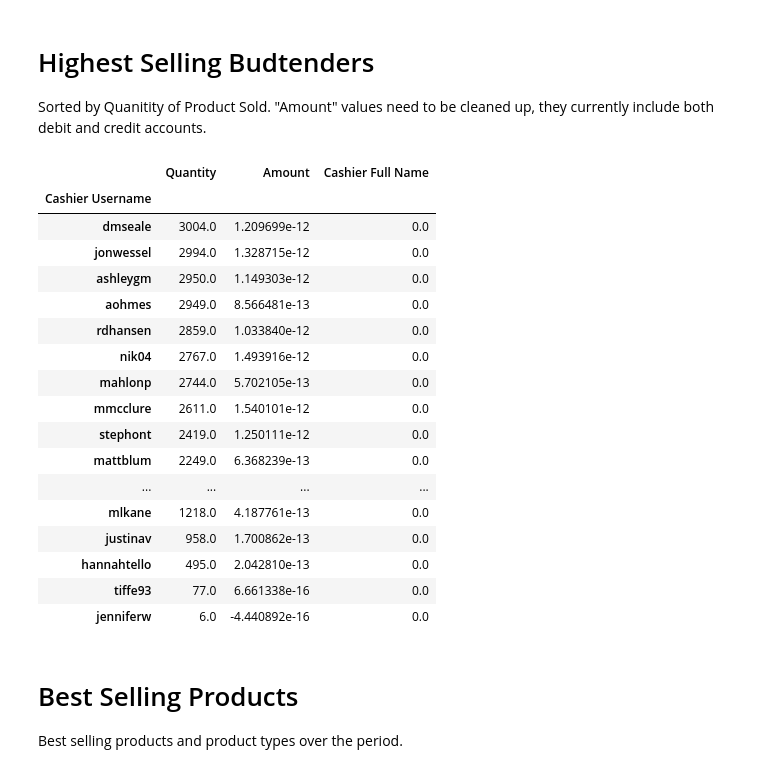
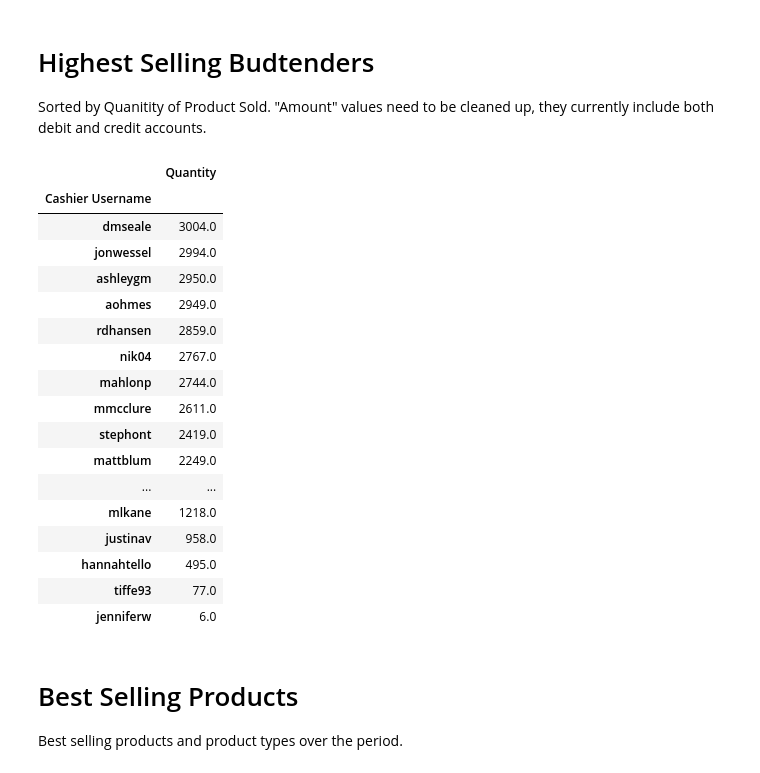
Before and after one commit to thomashedgepath/sales-data-workbook, a Jupyter notebook: workbook.ipynb, the cells around one changed output. Drawn from its saved outputs; the diff is of its cells as text; code cells hidden in the pictures.

Commit message:
removed unneeded columns from tables

```diff
--- a/workbook.ipynb
+++ b/workbook.ipynb
@@ -38,26 +38,26 @@ dtype: object
 
 Sorted by Quanitity of Product Sold. "Amount" values need to be cleaned up, they currently include both debit and credit accounts.
 # %%
-df.groupby(["Cashier Username"]).sum().sort_values("Quantity", ascending=False)
+df.groupby(["Cashier Username"])[["Quantity"]].sum().sort_values("Quantity", ascending=False)
 # %% [output]
-|  | Quantity | Amount | Cashier Full Name |
-| Cashier Username |  |  |  |
-| dmseale | 3004.0 | 1.209699e-12 | 0.0 |
-| jonwessel | 2994.0 | 1.328715e-12 | 0.0 |
-| ashleygm | 2950.0 | 1.149303e-12 | 0.0 |
-| aohmes | 2949.0 | 8.566481e-13 | 0.0 |
-| rdhansen | 2859.0 | 1.033840e-12 | 0.0 |
-| nik04 | 2767.0 | 1.493916e-12 | 0.0 |
-| mahlonp | 2744.0 | 5.702105e-13 | 0.0 |
-| mmcclure | 2611.0 | 1.540101e-12 | 0.0 |
-| stephont | 2419.0 | 1.250111e-12 | 0.0 |
-| mattblum | 2249.0 | 6.368239e-13 | 0.0 |
-| ... | ... | ... | ... |
-| mlkane | 1218.0 | 4.187761e-13 | 0.0 |
-| justinav | 958.0 | 1.700862e-13 | 0.0 |
-| hannahtello | 495.0 | 2.042810e-13 | 0.0 |
-| tiffe93 | 77.0 | 6.661338e-16 | 0.0 |
-| jenniferw | 6.0 | -4.440892e-16 | 0.0 |
+|  | Quantity |
+| Cashier Username |  |
+| dmseale | 3004.0 |
+| jonwessel | 2994.0 |
+| ashleygm | 2950.0 |
+| aohmes | 2949.0 |
+| rdhansen | 2859.0 |
+| nik04 | 2767.0 |
+| mahlonp | 2744.0 |
+| mmcclure | 2611.0 |
+| stephont | 2419.0 |
+| mattblum | 2249.0 |
+| ... | ... |
+| mlkane | 1218.0 |
+| justinav | 958.0 |
+| hannahtello | 495.0 |
+| tiffe93 | 77.0 |
+| jenniferw | 6.0 |
 # %% [markdown]
 # Best Selling Products
 Best selling products and product types over the period.
```
Also changed, not shown: parts of 8 cells of this notebook.
